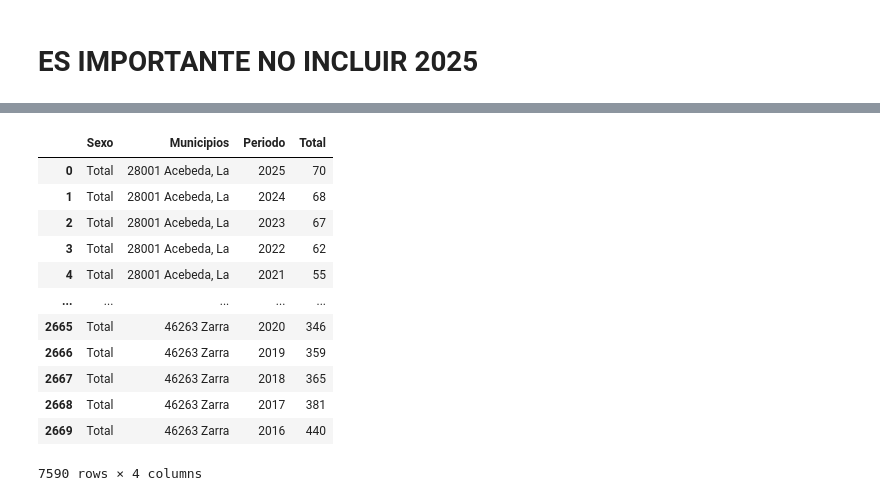
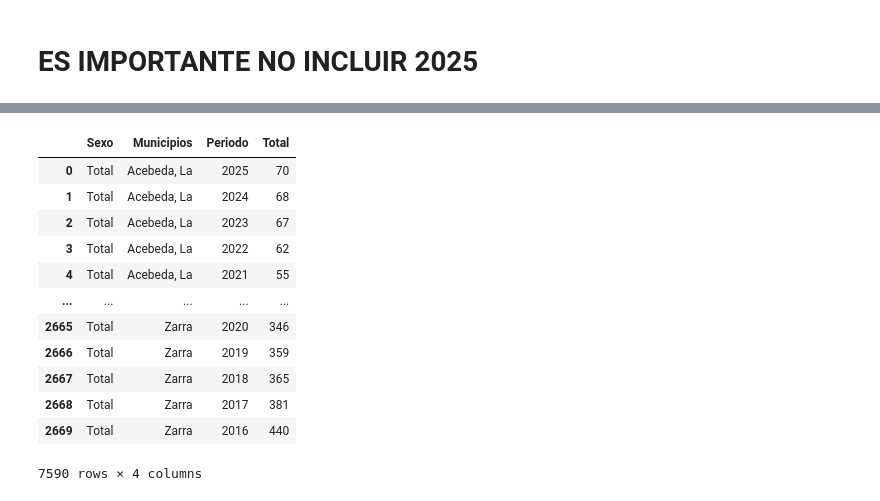
Before and after one commit to 4GeeksAcademy/sp-ml-20-final-project-g4, a Jupyter notebook: src/calculo_estadistico-copy.ipynb, the cells around one changed output, grey strips where cells are left out. Saved outputs shown, nothing was run; the diff lists cells and outputs as text; code cells hidden in the pictures.

```diff
--- a/src/calculo_estadistico-copy.ipynb
+++ b/src/calculo_estadistico-copy.ipynb
@@ -49,18 +61,20 @@ df_barcelona_p = pd.read_csv('../data/raw/Poblacion/poblacion-Barcelona.csv', se
 df_valencia_p = pd.read_csv('../data/raw/Poblacion/poblacion-valencia.csv', sep=';', encoding='latin1')
 # %%
 df_poblacion_total = pd.concat([df_madrid_p, df_barcelona_p, df_valencia_p])
+df_poblacion_total['Municipios'] = df_poblacion_total['Municipios'].str.replace(r'^\d+\s+', '', regex=True)
+
 df_poblacion_total
 # %% [output]
 |  | Sexo | Municipios | Periodo | Total |
-| 0 | Total | 28001 Acebeda, La | 2025 | 70 |
-| 1 | Total | 28001 Acebeda, La | 2024 | 68 |
-| 2 | Total | 28001 Acebeda, La | 2023 | 67 |
-| 3 | Total | 28001 Acebeda, La | 2022 | 62 |
-| 4 | Total | 28001 Acebeda, La | 2021 | 55 |
+| 0 | Total | Acebeda, La | 2025 | 70 |
+| 1 | Total | Acebeda, La | 2024 | 68 |
+| 2 | Total | Acebeda, La | 2023 | 67 |
+| 3 | Total | Acebeda, La | 2022 | 62 |
+| 4 | Total | Acebeda, La | 2021 | 55 |
 | ... | ... | ... | ... | ... |
-| 2665 | Total | 46263 Zarra | 2020 | 346 |
-| 2666 | Total | 46263 Zarra | 2019 | 359 |
-| 2667 | Total | 46263 Zarra | 2018 | 365 |
-| 2668 | Total | 46263 Zarra | 2017 | 381 |
-| 2669 | Total | 46263 Zarra | 2016 | 440 |
+| 2665 | Total | Zarra | 2020 | 346 |
+| 2666 | Total | Zarra | 2019 | 359 |
+| 2667 | Total | Zarra | 2018 | 365 |
+| 2668 | Total | Zarra | 2017 | 381 |
+| 2669 | Total | Zarra | 2016 | 440 |
 7590 rows × 4 columns
```
Also changed, not shown: parts of 5 cells of this notebook, 3 other files.
